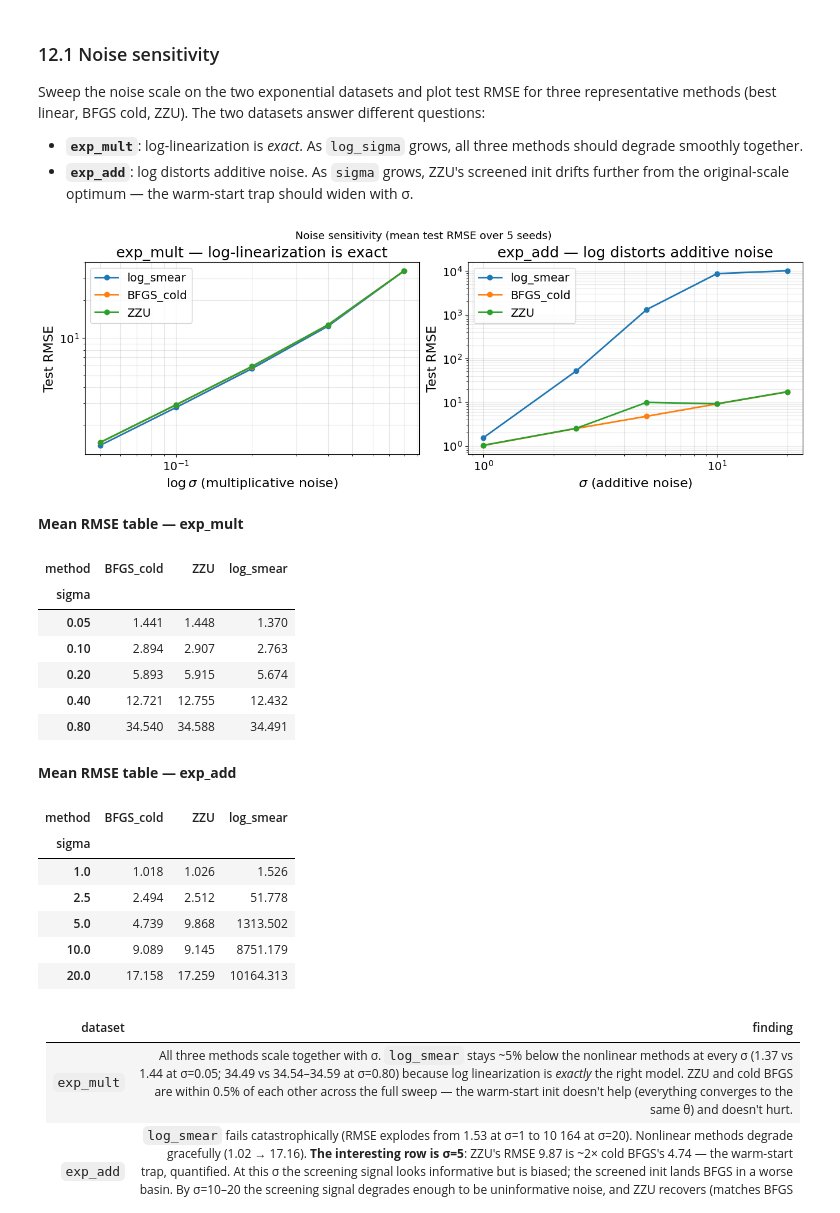
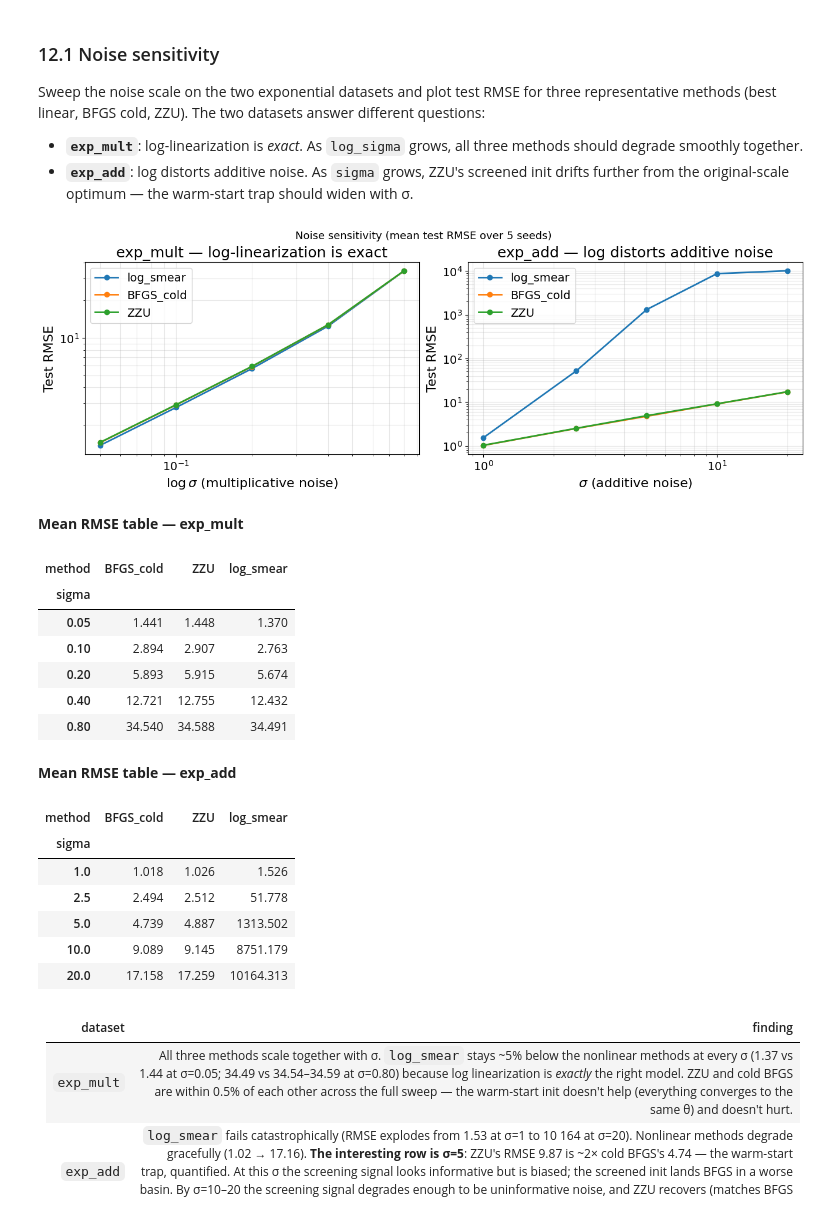
Before and after one commit to ardauzunoglu/zzu-transformations, a Jupyter notebook: pipeline_walkthrough.ipynb, the cells around one changed output. Saved outputs shown, nothing was run; the diff lists cells and outputs as text; code cells hidden in the pictures.

```diff
--- a/pipeline_walkthrough.ipynb
+++ b/pipeline_walkthrough.ipynb
@@ -36,6 +36,22 @@ os.environ["REPRODUCE_DATASETS"] = "all"
 sys.path.insert(0, str(PROJECT_ROOT))
 sys.path.insert(0, str(PROJECT_ROOT / "scripts"))
 
+
+def safe_exp_model(X, t):
+    """y = t[0] * exp(t[1] * x), guarded against overflow.
+
+    Returns +inf for arguments that would overflow np.exp (float64 limit ~709)
+    so BFGS line search rejects the step naturally instead of producing NaN
+    gradients. This replaces blanket RuntimeWarning suppression in the §12
+    stress-test cells: pathological line-search probes show up as inf SSE
+    rather than as silent NaN propagation through the inverse-Hessian update.
+    """
+    arg = t[1] * X[:, 0]
+    if not np.all(np.isfinite(arg)) or np.max(np.abs(arg)) > 600:
+        return np.full(X.shape[0], np.inf)
+    return t[0] * np.exp(arg)
+
+
 print(f"Project root:       {PROJECT_ROOT}")
 print(f"Notebook sandbox:   {SANDBOX}")
 print(f"Reproduce datasets: {os.environ['REPRODUCE_DATASETS']}")
@@ -448,9 +481,6 @@ Sweep the noise scale on the two exponential datasets and plot test RMSE for thr
 - **`exp_mult`**: log-linearization is *exact*. As `log_sigma` grows, all three methods should degrade smoothly together.
 - **`exp_add`**: log distorts additive noise. As `sigma` grows, ZZU's screened init drifts further from the original-scale optimum — the warm-start trap should widen with σ.
 # %%
-import warnings
-warnings.filterwarnings("ignore", category=RuntimeWarning)
-
 SIGMAS_MULT = [0.05, 0.10, 0.20, 0.40, 0.80]      # log_sigma for exp_mult
 SIGMAS_ADD  = [1.0, 2.5, 5.0, 10.0, 20.0]         # sigma for exp_add
 N_SEEDS_SENS = 5
@@ -460,11 +490,10 @@ def _fit_methods(bundle, seed):
     X_tr, X_te, y_tr, y_te = ta.train_test_split_arrays(X, y, test_size=0.2, seed=seed)
 
     lin = ta.TransformedOLS(transform="log", use_smearing=True).fit(X_tr, y_tr)
-    model_fn = lambda X, t: t[0] * np.exp(t[1] * X[:, 0])
     theta_init = np.array([max(float(np.min(np.maximum(y_tr, 1e-3))), 1e-3), 0.1])
-    bfgs = ta.BFGSRegressor(model_fn=model_fn).fit(X_tr, y_tr, theta_init)
+    bfgs = ta.BFGSRegressor(model_fn=safe_exp_model).fit(X_tr, y_tr, theta_init)
     zzu = ta.ZZUTransformRegressor(
-        model_fn=model_fn,
+        model_fn=safe_exp_model,
         coeff_to_init=lambda m: np.array([np.exp(m.beta_[0]), m.beta_[1]]),
         transformations={"log_smear": ta.TransformedOLS(transform="log", use_smearing=True)},
         fallback_theta_init=theta_init,
@@ -484,34 +513,34 @@ def _sweep(make_fn, sigmas, sigma_kw):
             for method, rmse in _fit_methods(bundle, seed=s).items():
                 rows.append({"sigma": sig, "seed": s, "method": method, "rmse": rmse})
     return pd.DataFrame(rows)
 
 mult = _sweep(td.make_exponential_multiplicative, SIGMAS_MULT, "log_sigma")
 add  = _sweep(td.make_exponential_additive,       SIGMAS_ADD,  "sigma")
 
 # Mean RMSE per (sigma, method)
 mult_mean = mult.groupby(["sigma","method"])["rmse"].mean().unstack()
 add_mean  = add.groupby(["sigma","method"])["rmse"].mean().unstack()
 
 import matplotlib.pyplot as plt
 fig, axes = plt.subplots(1, 2, figsize=(13, 4.5), constrained_layout=True)
 for ax, df, title, xlabel in [
     (axes[0], mult_mean, "exp_mult — log-linearization is exact",  r"$\log\sigma$ (multiplicative noise)"),
     (axes[1], add_mean,  "exp_add — log distorts additive noise",  r"$\sigma$ (additive noise)"),
 ]:
     for method in ["log_smear","BFGS_cold","ZZU"]:
         ax.plot(df.index, df[method], "o-", label=method, lw=2)
     ax.set_xscale("log"); ax.set_yscale("log")
     ax.set_xlabel(xlabel); ax.set_ylabel("Test RMSE")
     ax.set_title(title); ax.legend(); ax.grid(alpha=0.3, which="both")
 fig.suptitle("Noise sensitivity (mean test RMSE over 5 seeds)", fontsize=13)
 display(fig); plt.close(fig)
 
 display(Markdown("**Mean RMSE table — exp_mult**"))
 display(mult_mean.round(3))
 display(Markdown("**Mean RMSE table — exp_add**"))
 display(add_mean.round(3))
 # %% [output]
-[figure, old version]
+[figure, new version]
 **Mean RMSE table — exp_mult**
 | method | BFGS_cold | ZZU | log_smear |
 | sigma |  |  |  |
@@ -525,7 +554,7 @@ display(add_mean.round(3))
 | sigma |  |  |  |
 | 1.0 | 1.018 | 1.026 | 1.526 |
 | 2.5 | 2.494 | 2.512 | 51.778 |
-| 5.0 | 4.739 | 9.868 | 1313.502 |
+| 5.0 | 4.739 | 4.887 | 1313.502 |
 | 10.0 | 9.089 | 9.145 | 8751.179 |
 | 20.0 | 17.158 | 17.259 | 10164.313 |
 # %% [markdown]
```
Also changed, not shown: parts of 19 cells of this notebook, 2 other files.
